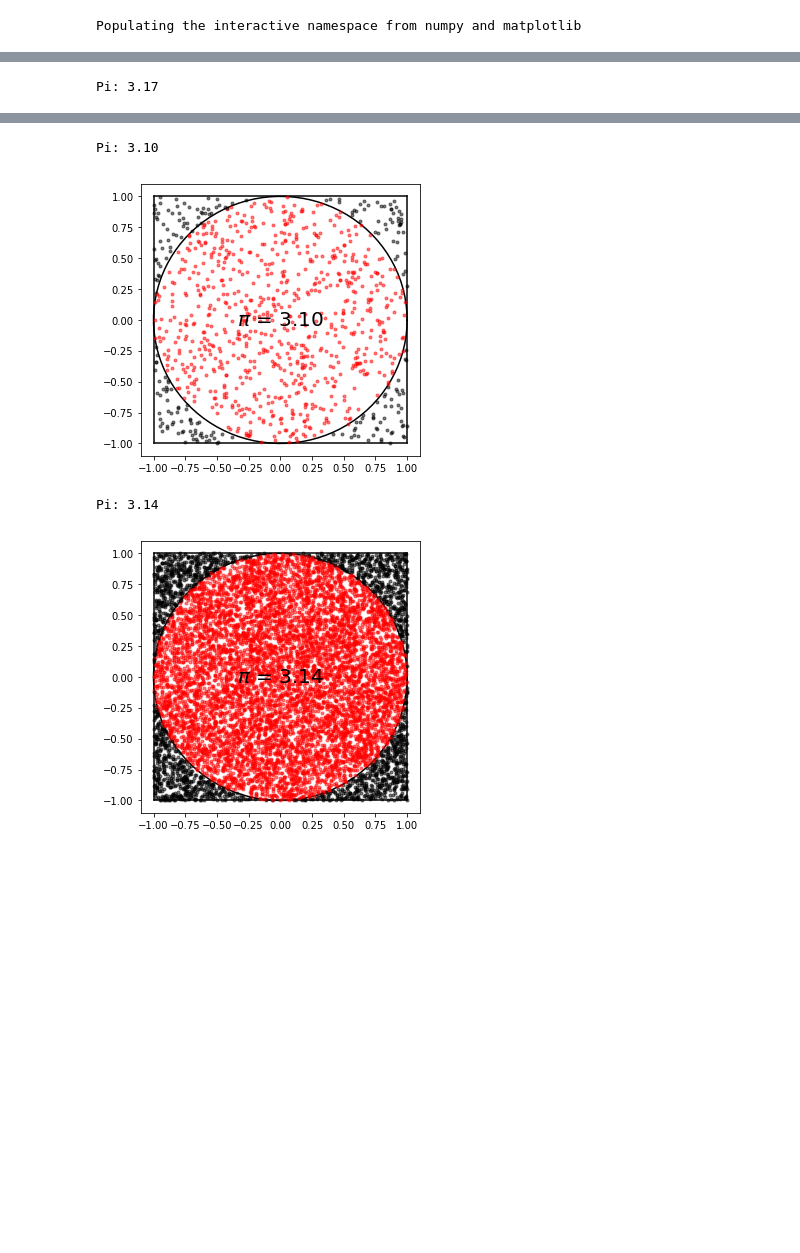
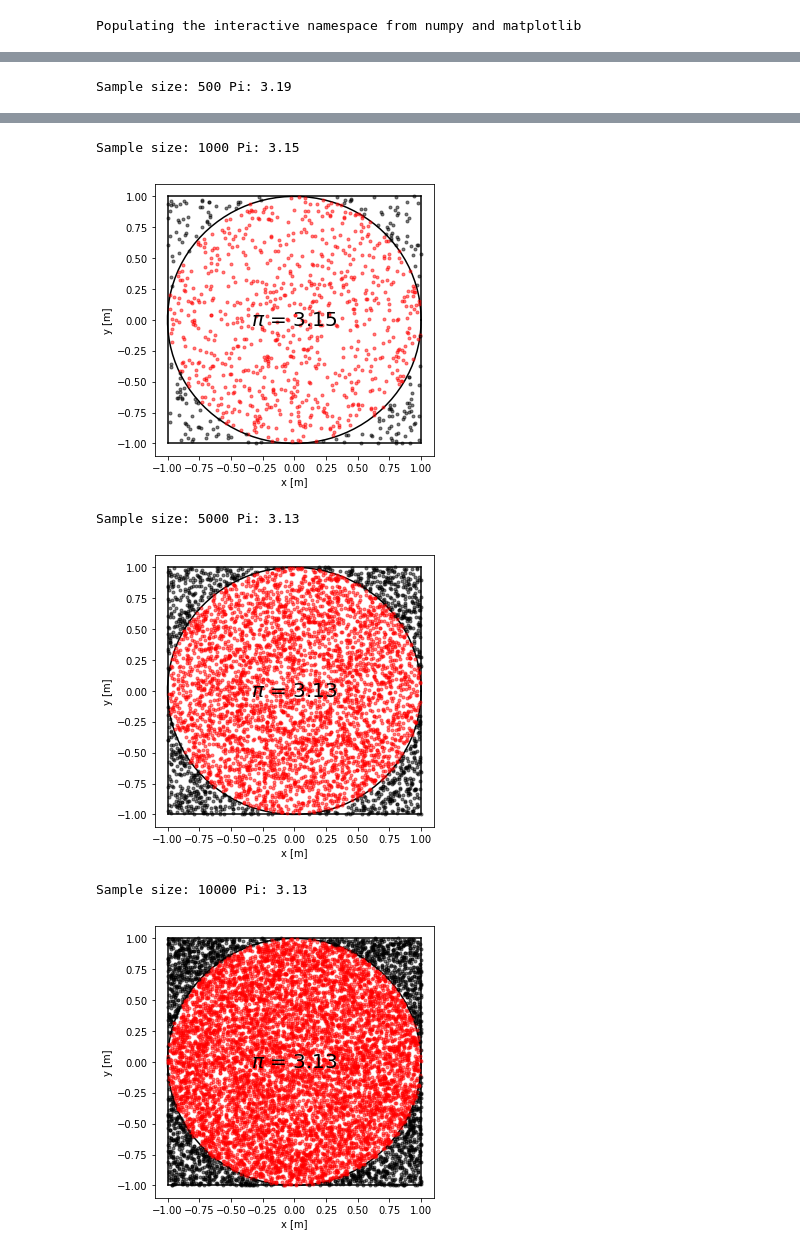
Before and after one commit to narayan-paudel/DSPS_EPAUDEL, a Jupyter notebook: HW4_ePaudel/lab3_PI.ipynb, the cells around one changed output, grey strips where cells are left out. Drawn from its saved outputs; the diff is of its cells as text; code cells hidden in the pictures; blank space fills up the shorter version.

```diff
--- a/HW4_ePaudel/lab3_PI.ipynb
+++ b/HW4_ePaudel/lab3_PI.ipynb
@@ -13,17 +13,21 @@ from astropy import units as u
 Populating the interactive namespace from numpy and matplotlib
 # %%
 def square(l, ax):
+  '''plots a square with side 2l'''
   ax.plot([-l, l], [-l, -l], 'k-')
   ax.plot([-l, l], [l, l], 'k-')
   ax.plot([-l, -l], [-l, l], 'k-')
   ax.plot([l, l], [-l, l], 'k-')
 # %%
 def circle(l, ax):
+  '''plots a circle with radius l'''
   theta = np.linspace(0, 360, 100)
   theta *= u.degree
   x = l * np.cos(theta.to(u.rad))
   y = l * np.sin(theta.to(u.rad))
   ax.plot(x, y, 'k-')
+  ax.set_xlabel("x [m]")
+  ax.set_ylabel("y [m]")
 # %%
 fig, ax = pl.subplots(figsize=(5, 5))
 square(1, ax=ax)
@@ -33,10 +39,11 @@ circle(1, ax=ax)
 # %%
 def isin(x, y, l):
+  '''checks if a point (x,y) lies within the radius of l'''
   return np.sqrt(x**2 + y**2) < l
 # %%
 np.random.randn(123)
 pis = {}
-for N in [10, 50, 100, 500, 1000, 10000]:
+for N in [10, 50, 100, 500, 1000, 5000, 10000]:
   fig, ax = pl.subplots(figsize=(5, 5))
   square(1, ax=ax)
   circle(1, ax=ax)
@@ -54,6 +61,6 @@ for N in [10, 50, 100, 500, 1000, 10000]:
   pl.text(0, 0, r"$\pi$ = {:.2f}".format(4 * inner / N),
           fontsize=20, va="center", ha="center")
   pis[N] = 4 * inner / N
-  print("Pi: {:.2f}".format(pis[N]))
+  print("Sample size: {}".format(N), "Pi: {:.2f}".format(pis[N]))
   pl.show()
 # %% [output]
@@ -66 +73 @@ Pi: 3.20
-Pi: 3.17
+Sample size: 500 Pi: 3.19
@@ -68,4 +75,6 @@ Pi: 3.17
-Pi: 3.10
+Sample size: 1000 Pi: 3.15
-[figure, old version]
+[figure, new version]
-Pi: 3.14
+Sample size: 5000 Pi: 3.13
-[figure, old version]
+[figure, new version]
+Sample size: 10000 Pi: 3.13
+[figure, added]
```
Also changed, not shown: parts of 6 cells of this notebook.
